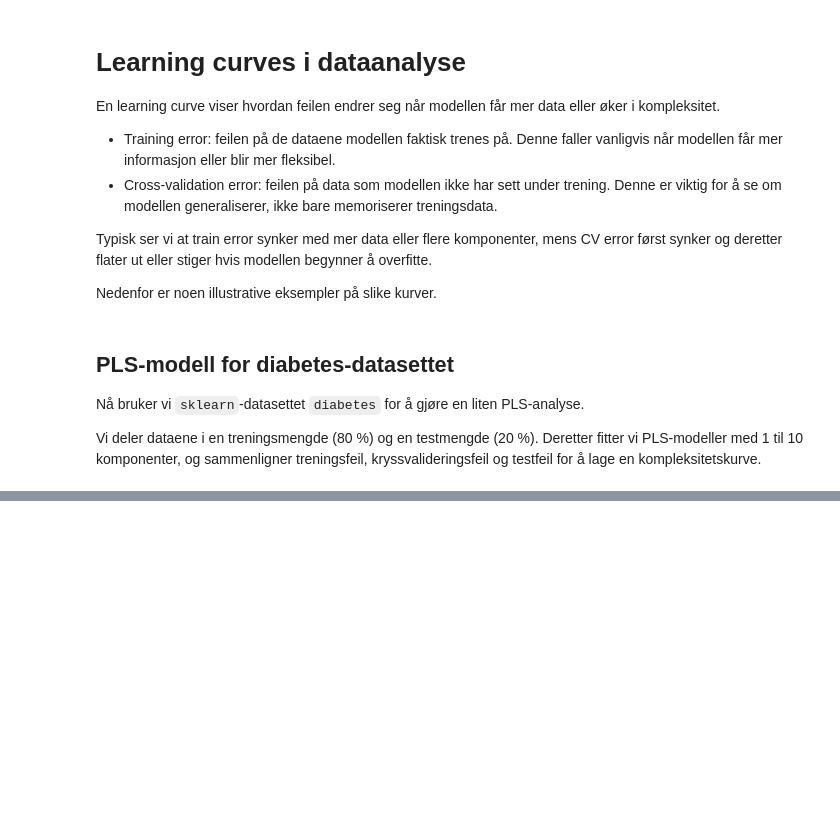
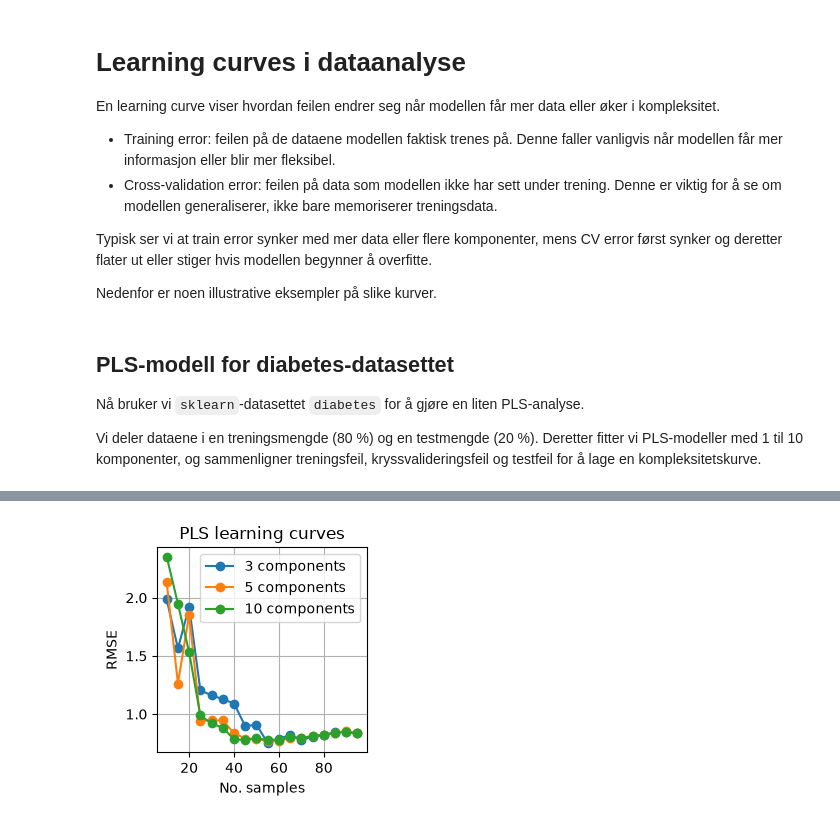
Before and after one commit to jakoboss69/TK8117_stuff, a Jupyter notebook: learning curves/learning_curves.ipynb, the cells around one changed output, grey strips where cells are left out. Cells and saved outputs as stored; diff of their text form; code cells hidden in the pictures; blank space fills up the shorter version.

```diff
--- a/learning curves/learning_curves.ipynb
+++ b/learning curves/learning_curves.ipynb
@@ -182,0 +950,47 @@ n_train | train_rmse | cv_rmse | pred_rmse
+# %%
+# Learning curves for different numbers of PLS components
+
+components_list = [3, 5, 10]
+
+plt.figure(figsize=(3, 3))
+
+for n_components in components_list:
+
+    rmse_values = []
+
+    for n in training_sizes:
+
+        X_train_subset = X_train[:n]
+        y_train_subset = y_train[:n]
+
+        pls = make_pipeline(
+            StandardScaler(),
+            PLSRegression(n_components=n_components)
+        )
+
+        pls.fit(X_train_subset, y_train_subset)
+
+        y_pred = pls.predict(X_test)
+
+        rmse = np.sqrt(
+            mean_squared_error(y_test, y_pred)
+        )
+
+        rmse_values.append(rmse)
+
+    plt.plot(
+        training_sizes,
+        rmse_values,
+        marker="o",
+        label=f"{n_components} components"
+    )
+
+plt.xlabel("No. samples")
+plt.ylabel("RMSE")
+plt.title("PLS learning curves")
+plt.legend()
+plt.grid(True)
+plt.tight_layout()
+plt.show()
+# %% [output]
+[figure, added]
```
Also changed, not shown: parts of 20 cells of this notebook.
